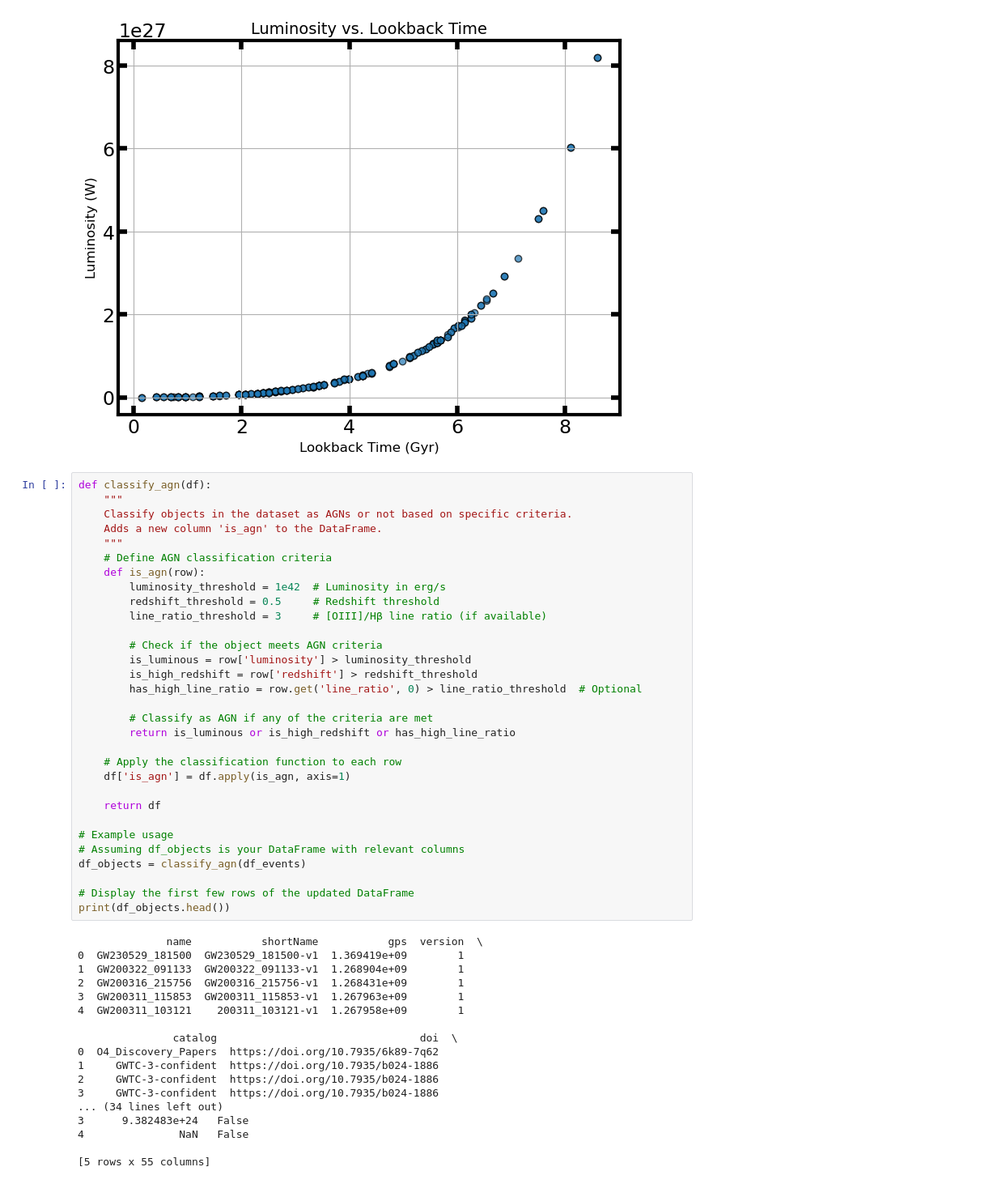
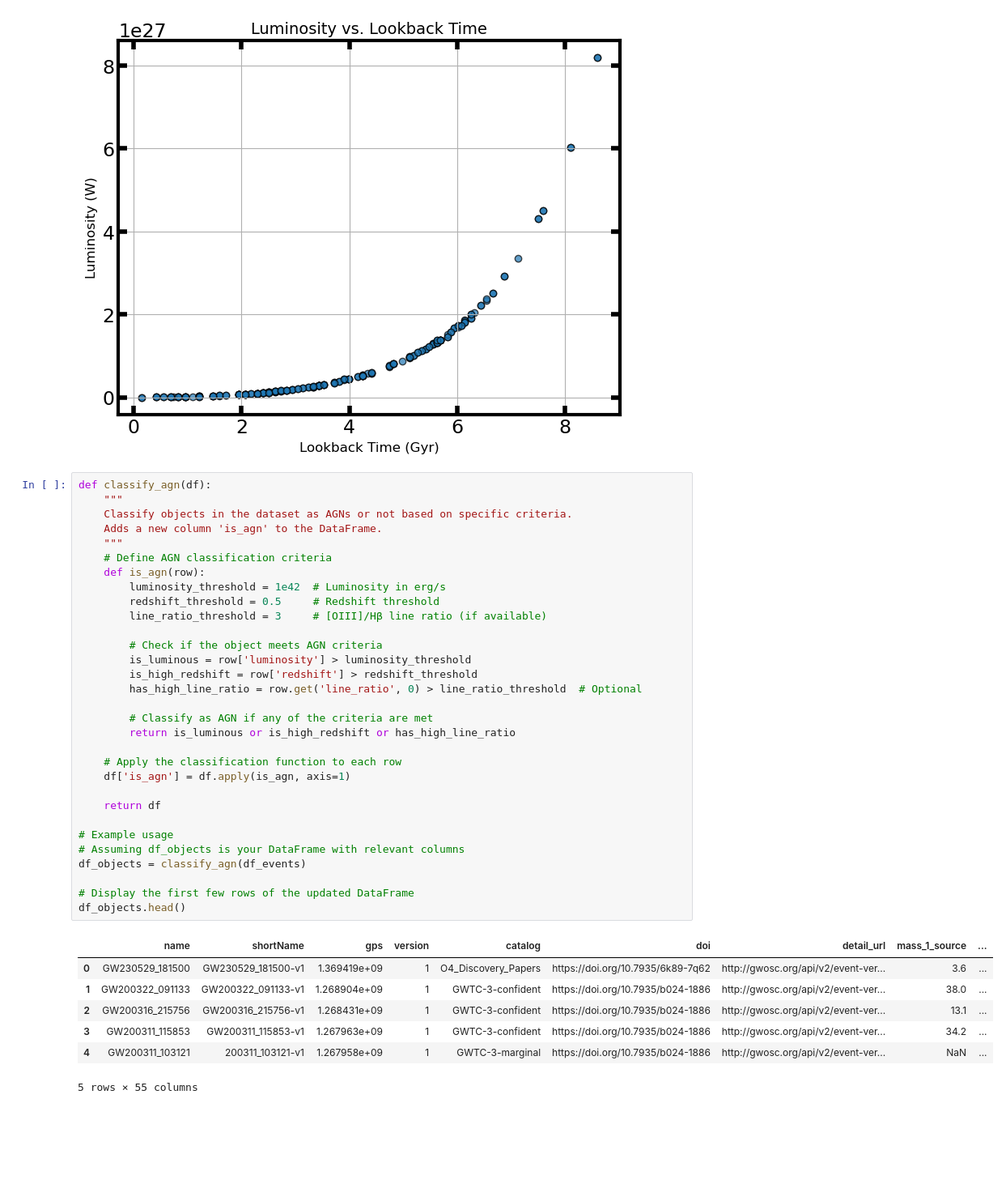
Before and after one commit to leighharwell/G-Waves, a Jupyter notebook: G-Waves.ipynb, the cells around one changed output. Shown: that part at 81% size. Drawn from its saved outputs; the diff is of its cells as text; blank space fills up the shorter version.

```diff
--- a/G-Waves.ipynb
+++ b/G-Waves.ipynb
@@ -514,48 +514,38 @@ plt.show()
 def classify_agn(df):
     """
     Classify objects in the dataset as AGNs or not based on specific criteria.
     Adds a new column 'is_agn' to the DataFrame.
     """
     # Define AGN classification criteria
     def is_agn(row):
         luminosity_threshold = 1e42  # Luminosity in erg/s
         redshift_threshold = 0.5     # Redshift threshold
         line_ratio_threshold = 3     # [OIII]/Hβ line ratio (if available)
 
         # Check if the object meets AGN criteria
         is_luminous = row['luminosity'] > luminosity_threshold
         is_high_redshift = row['redshift'] > redshift_threshold
         has_high_line_ratio = row.get('line_ratio', 0) > line_ratio_threshold  # Optional
 
         # Classify as AGN if any of the criteria are met
         return is_luminous or is_high_redshift or has_high_line_ratio
 
     # Apply the classification function to each row
     df['is_agn'] = df.apply(is_agn, axis=1)
 
     return df
 
 # Example usage
 # Assuming df_objects is your DataFrame with relevant columns
 df_objects = classify_agn(df_events)
 
 # Display the first few rows of the updated DataFrame
-print(df_objects.head())
+df_objects.head()
 # %% [output]
+|  | name | shortName | gps | version | catalog | doi | detail_url | mass_1_source | ... |
+| 0 | GW230529_181500 | GW230529_181500-v1 | 1.369419e+09 | 1 | O4_Discovery_Papers | https://doi.org/10.7935/6k89-7q62 | http://gwosc.org/api/v2/event-ver... | 3.6 | ... |
+| 1 | GW200322_091133 | GW200322_091133-v1 | 1.268904e+09 | 1 | GWTC-3-confident | https://doi.org/10.7935/b024-1886 | http://gwosc.org/api/v2/event-ver... | 38.0 | ... |
+| 2 | GW200316_215756 | GW200316_215756-v1 | 1.268431e+09 | 1 | GWTC-3-confident | https://doi.org/10.7935/b024-1886 | http://gwosc.org/api/v2/event-ver... | 13.1 | ... |
+| 3 | GW200311_115853 | GW200311_115853-v1 | 1.267963e+09 | 1 | GWTC-3-confident | https://doi.org/10.7935/b024-1886 | http://gwosc.org/api/v2/event-ver... | 34.2 | ... |
+| 4 | GW200311_103121 | 200311_103121-v1 | 1.267958e+09 | 1 | GWTC-3-marginal | https://doi.org/10.7935/b024-1886 | http://gwosc.org/api/v2/event-ver... | NaN | ... |
-              name           shortName           gps  version  \
-0  GW230529_181500  GW230529_181500-v1  1.369419e+09        1
-1  GW200322_091133  GW200322_091133-v1  1.268904e+09        1
-2  GW200316_215756  GW200316_215756-v1  1.268431e+09        1
-3  GW200311_115853  GW200311_115853-v1  1.267963e+09        1
-4  GW200311_103121    200311_103121-v1  1.267958e+09        1
-
-               catalog                                doi  \
-0  O4_Discovery_Papers  https://doi.org/10.7935/6k89-7q62
-1     GWTC-3-confident  https://doi.org/10.7935/b024-1886
-2     GWTC-3-confident  https://doi.org/10.7935/b024-1886
-3     GWTC-3-confident  https://doi.org/10.7935/b024-1886
-... (34 lines left out)
-3      9.382483e+24   False
-4               NaN   False
-
-[5 rows x 55 columns]
+5 rows × 55 columns
```
